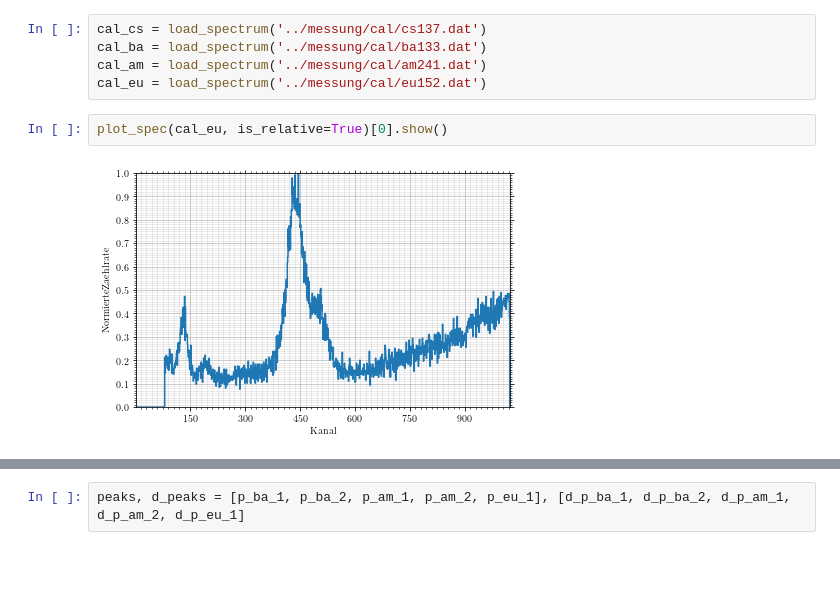
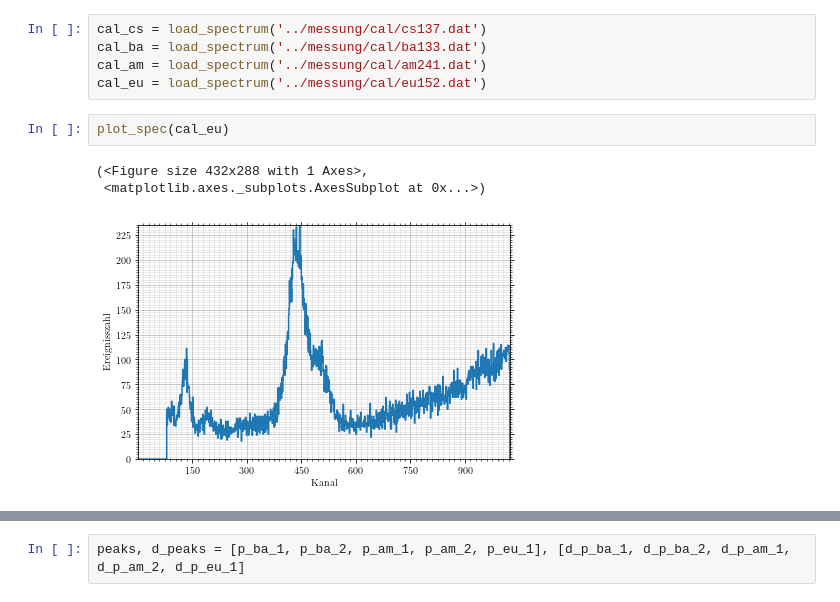
Before and after one commit to vale981/fpraktikum, a Jupyter notebook: CS/auswertung/Untitled.ipynb, the cells around one changed output, grey strips where cells are left out. Saved outputs shown, nothing was run; the diff lists cells and outputs as text; blank space fills up the shorter version.

```diff
--- a/CS/auswertung/Untitled.ipynb
+++ b/CS/auswertung/Untitled.ipynb
@@ -25,9 +25,11 @@ cal_ba = load_spectrum('../messung/cal/ba133.dat')
 cal_am = load_spectrum('../messung/cal/am241.dat')
 cal_eu = load_spectrum('../messung/cal/eu152.dat')
 # %%
-plot_spec(cal_eu, is_relative=True)[0].show()
+plot_spec(cal_eu)
 # %% [output]
+(<Figure size 432x288 with 1 Axes>,
+ <matplotlib.axes._subplots.AxesSubplot at 0x...>)
-[figure, old version]
+[figure, new version]
 # %%
 p_cs_1, d_p_cs_1 = calibrate_peak(cal_cs, 310, 400, save=('cs', 'calibrate'))
 # %% [output]
```
Also changed, not shown: parts of 17 cells of this notebook, 1 other file.
